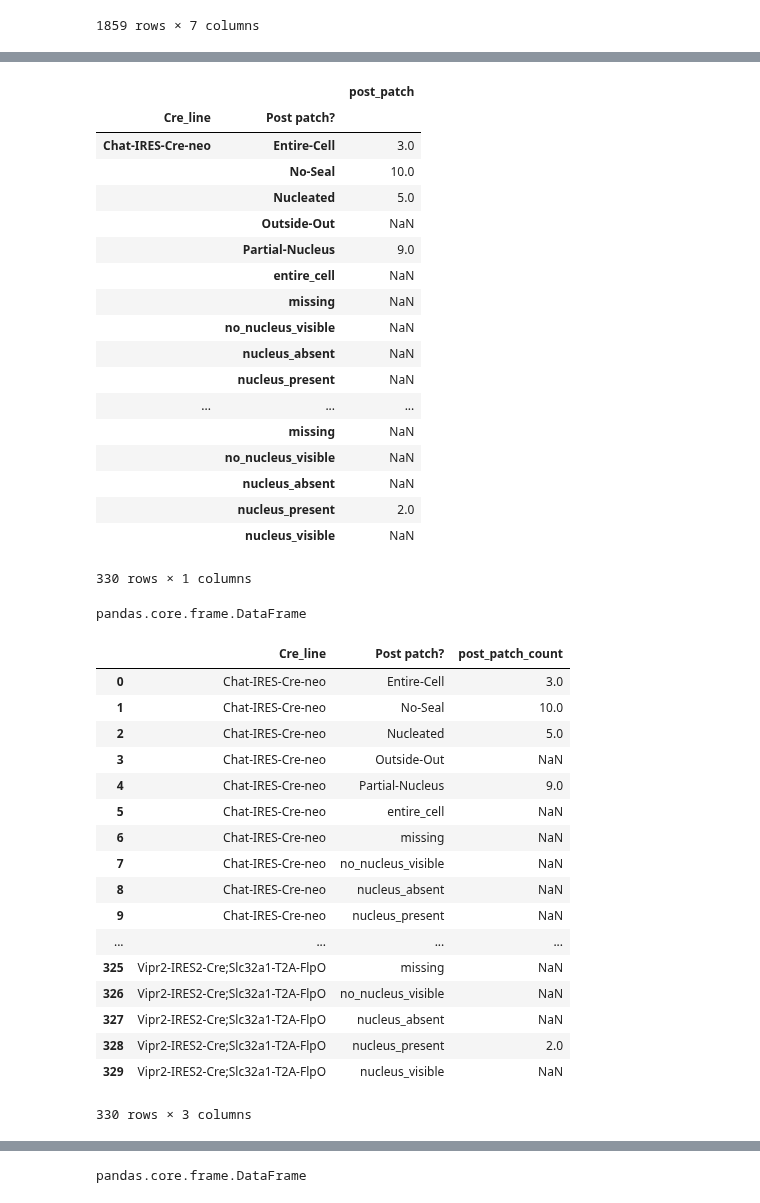
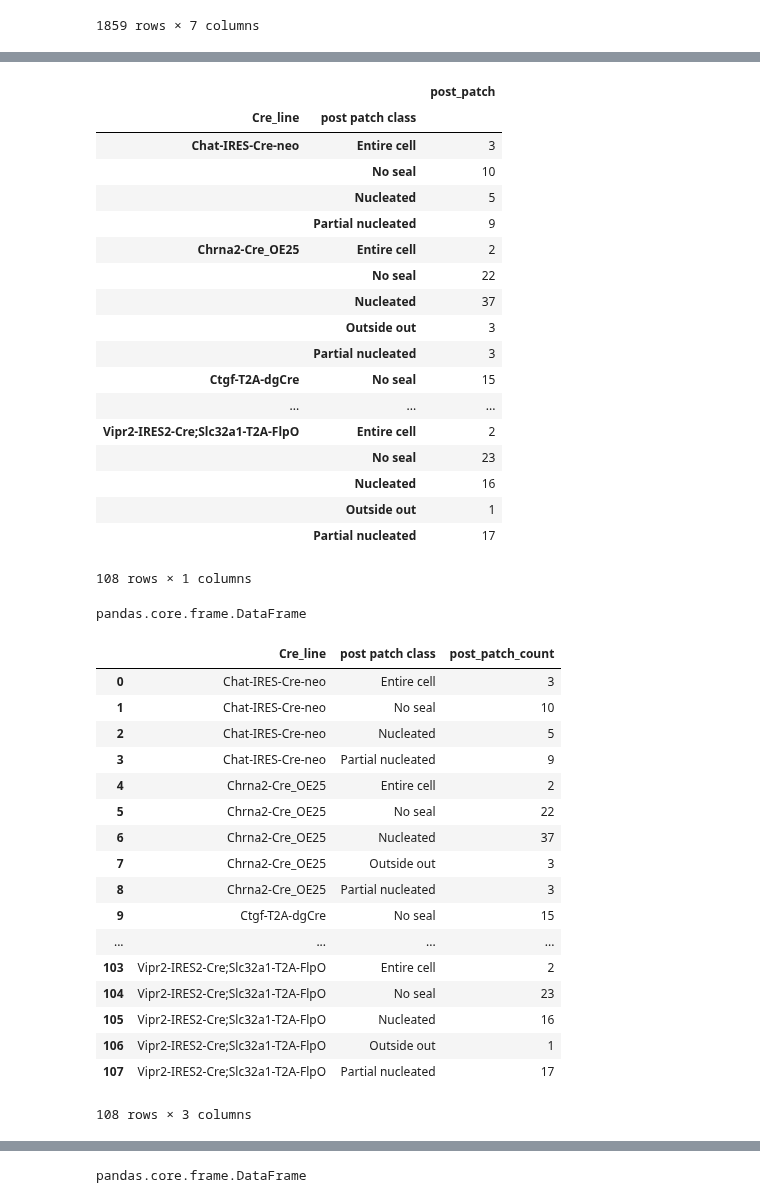
Before and after one commit to ru57y34nn/patchseq_gdoc_analysis, a Jupyter notebook: nucleated_patches_by_cre_line.ipynb, the cells around one changed output, grey strips where cells are left out. Drawn from its saved outputs; the diff is of its cells as text; code cells hidden in the pictures.

Commit message:
updated nucleated patches by cre line

```diff
--- a/nucleated_patches_by_cre_line.ipynb
+++ b/nucleated_patches_by_cre_line.ipynb
@@ -176,33 +178,35 @@ Name: Post patch?, dtype: int64
 # %%
 ps = ps.drop('Date', 1)
 ps = ps.drop('PCR cycles', 1)
+ps = ps.drop('Post patch pipette R',1)
+ps = ps.drop('Post patch?',1)
 ps['post_patch'] = ps['SM_QC_PF']
 ps = ps.drop('SM_QC_PF', 1)
 #ps['total'] = ps['post_patch']
 #ps.tail()
 # %%
-ps1 = ps.groupby(['Cre_line', 'Post patch?']).count()
+ps1 = ps.groupby(['Cre_line', 'post patch class']).count()
 ps1
 # %% [output]
 |  |  | post_patch |
-| Cre_line | Post patch? |  |
-| Chat-IRES-Cre-neo | Entire-Cell | 3.0 |
-|  | No-Seal | 10.0 |
-|  | Nucleated | 5.0 |
-|  | Outside-Out | NaN |
-|  | Partial-Nucleus | 9.0 |
-|  | entire_cell | NaN |
-|  | missing | NaN |
-|  | no_nucleus_visible | NaN |
-|  | nucleus_absent | NaN |
-|  | nucleus_present | NaN |
+| Cre_line | post patch class |  |
+| Chat-IRES-Cre-neo | Entire cell | 3 |
+|  | No seal | 10 |
+|  | Nucleated | 5 |
+|  | Partial nucleated | 9 |
+| Chrna2-Cre_OE25 | Entire cell | 2 |
+|  | No seal | 22 |
+|  | Nucleated | 37 |
+|  | Outside out | 3 |
+|  | Partial nucleated | 3 |
+| Ctgf-T2A-dgCre | No seal | 15 |
 | ... | ... | ... |
-|  | missing | NaN |
-|  | no_nucleus_visible | NaN |
-|  | nucleus_absent | NaN |
-|  | nucleus_present | 2.0 |
-|  | nucleus_visible | NaN |
+| Vipr2-IRES2-Cre;Slc32a1-T2A-FlpO | Entire cell | 2 |
+|  | No seal | 23 |
+|  | Nucleated | 16 |
+|  | Outside out | 1 |
+|  | Partial nucleated | 17 |
-330 rows × 1 columns
+108 rows × 1 columns
 # %%
 type(ps1)
 # %% [output]
@@ -211,24 +215,24 @@ pandas.core.frame.DataFrame
 ps1 = ps1.add_suffix('_count').reset_index()
 ps1
 # %% [output]
-|  | Cre_line | Post patch? | post_patch_count |
-| 0 | Chat-IRES-Cre-neo | Entire-Cell | 3.0 |
-| 1 | Chat-IRES-Cre-neo | No-Seal | 10.0 |
-| 2 | Chat-IRES-Cre-neo | Nucleated | 5.0 |
-| 3 | Chat-IRES-Cre-neo | Outside-Out | NaN |
-| 4 | Chat-IRES-Cre-neo | Partial-Nucleus | 9.0 |
-| 5 | Chat-IRES-Cre-neo | entire_cell | NaN |
-| 6 | Chat-IRES-Cre-neo | missing | NaN |
-| 7 | Chat-IRES-Cre-neo | no_nucleus_visible | NaN |
-| 8 | Chat-IRES-Cre-neo | nucleus_absent | NaN |
-| 9 | Chat-IRES-Cre-neo | nucleus_present | NaN |
+|  | Cre_line | post patch class | post_patch_count |
+| 0 | Chat-IRES-Cre-neo | Entire cell | 3 |
+| 1 | Chat-IRES-Cre-neo | No seal | 10 |
+| 2 | Chat-IRES-Cre-neo | Nucleated | 5 |
+| 3 | Chat-IRES-Cre-neo | Partial nucleated | 9 |
+| 4 | Chrna2-Cre_OE25 | Entire cell | 2 |
+| 5 | Chrna2-Cre_OE25 | No seal | 22 |
+| 6 | Chrna2-Cre_OE25 | Nucleated | 37 |
+| 7 | Chrna2-Cre_OE25 | Outside out | 3 |
+| 8 | Chrna2-Cre_OE25 | Partial nucleated | 3 |
+| 9 | Ctgf-T2A-dgCre | No seal | 15 |
 | ... | ... | ... | ... |
-| 325 | Vipr2-IRES2-Cre;Slc32a1-T2A-FlpO | missing | NaN |
-| 326 | Vipr2-IRES2-Cre;Slc32a1-T2A-FlpO | no_nucleus_visible | NaN |
-| 327 | Vipr2-IRES2-Cre;Slc32a1-T2A-FlpO | nucleus_absent | NaN |
-| 328 | Vipr2-IRES2-Cre;Slc32a1-T2A-FlpO | nucleus_present | 2.0 |
-| 329 | Vipr2-IRES2-Cre;Slc32a1-T2A-FlpO | nucleus_visible | NaN |
+| 103 | Vipr2-IRES2-Cre;Slc32a1-T2A-FlpO | Entire cell | 2 |
+| 104 | Vipr2-IRES2-Cre;Slc32a1-T2A-FlpO | No seal | 23 |
+| 105 | Vipr2-IRES2-Cre;Slc32a1-T2A-FlpO | Nucleated | 16 |
+| 106 | Vipr2-IRES2-Cre;Slc32a1-T2A-FlpO | Outside out | 1 |
+| 107 | Vipr2-IRES2-Cre;Slc32a1-T2A-FlpO | Partial nucleated | 17 |
-330 rows × 3 columns
+108 rows × 3 columns
 # %%
 ps1['post_patch_count'] = ps1['post_patch_count'].fillna(0)
 #ps1['total_count'] = ps1['total_count'].fillna(0)
```
Also changed, not shown: parts of 10 cells of this notebook.
